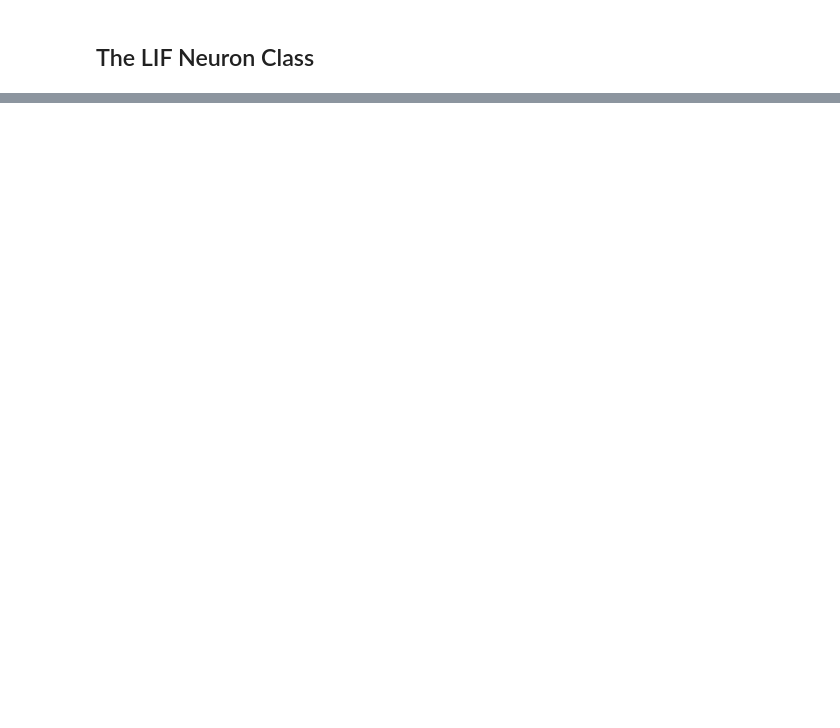
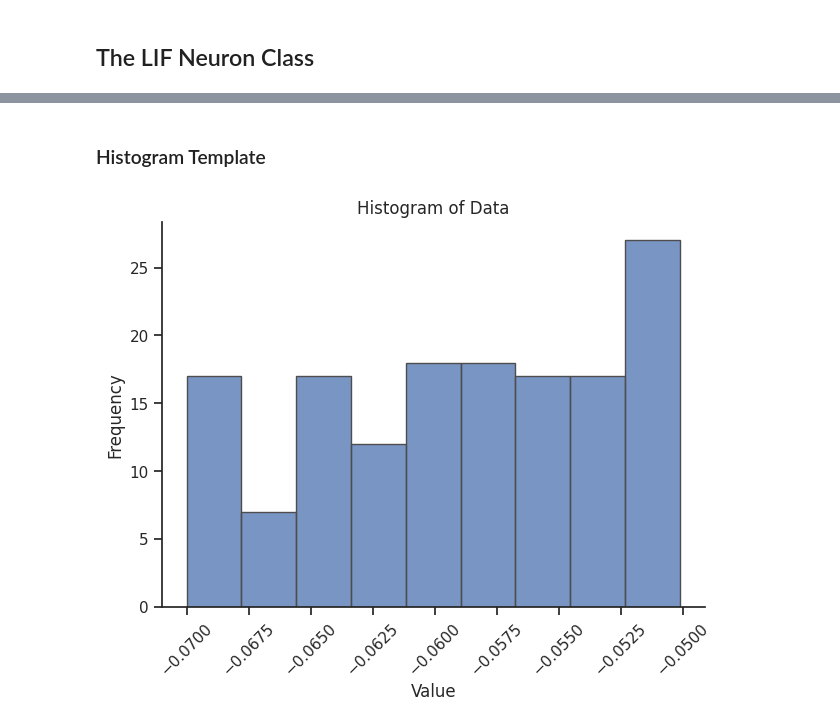
Before and after one commit to igorconsulting/neuromatch, a Jupyter notebook: experimentation.ipynb, the cells around one changed output, grey strips where cells are left out. Drawn from its saved outputs; the diff is of its cells as text; code cells hidden in the pictures; blank space fills up the shorter version.

```diff
--- a/experimentation.ipynb
+++ b/experimentation.ipynb
@@ -172,0 +183,26 @@ neuron.plot_results(current)
+# %% [markdown]
+### Histogram Template
+# %%
+import seaborn as sns
+import matplotlib.pyplot as plt
+sns.set_theme(style="ticks")
+
+f, ax = plt.subplots(figsize=(7, 5))
+sns.despine(f)
+
+data = neuron.V_t
+
+# Create the histogram
+sns.histplot(data,
+             kde=False,
+             palette="light:m_r",
+             edgecolor=".3")  # Set kde to False if you don't want the density curve
+
+plt.xticks(rotation=45)
+
+plt.title('Histogram of Data')
+plt.xlabel('Value')
+plt.ylabel('Frequency')
+plt.show()
+# %% [output]
+[figure, added]
```
Also changed, not shown: parts of 10 cells of this notebook, 1 other file.
